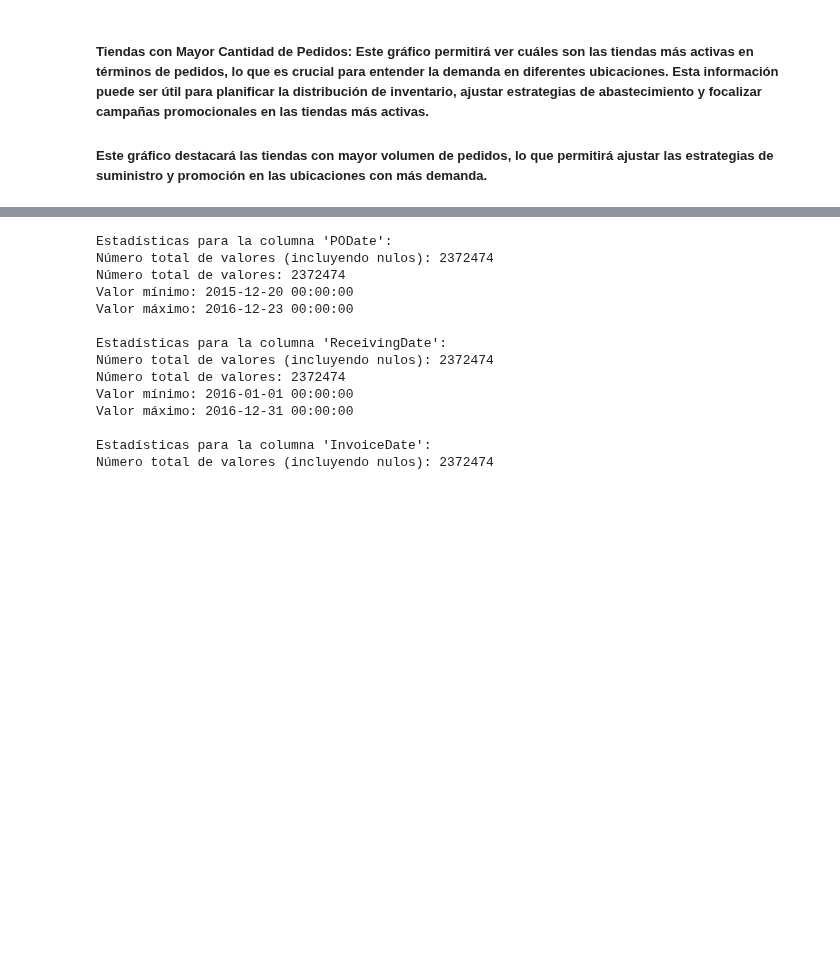
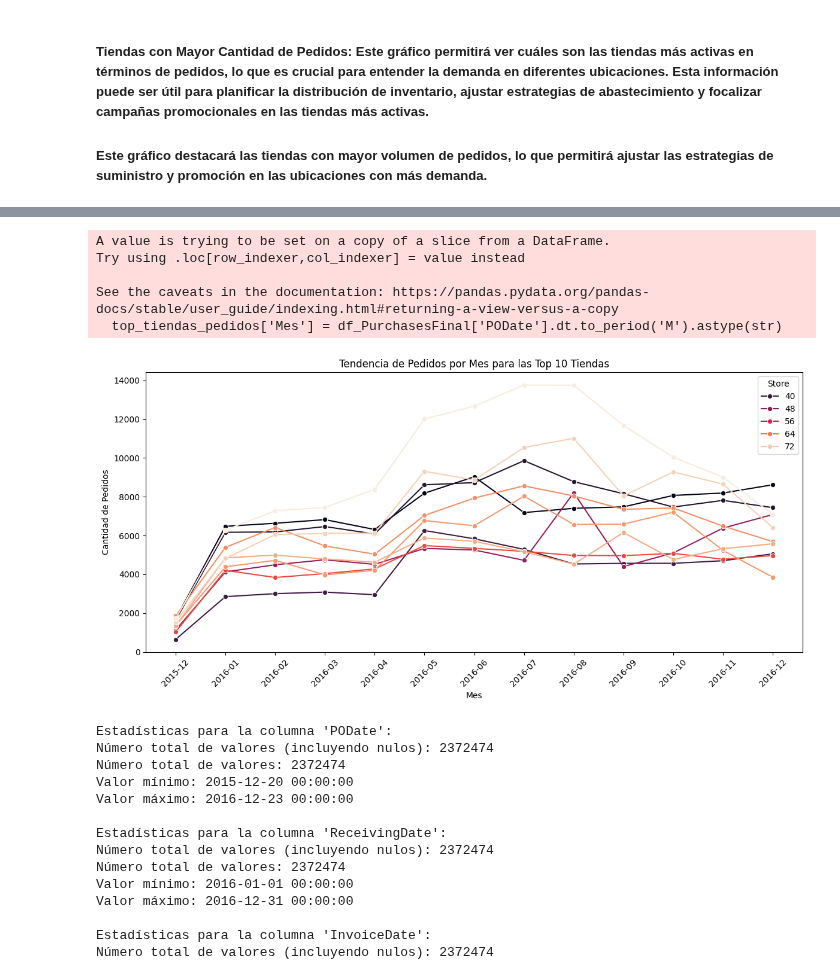
Before and after one commit to danipars/Analisis_Inventario_Distribuidora_Licores_AMCDrinks, a Jupyter notebook: EDA/ComprasFinalDetalle.ipynb, the cells around one changed output, grey strips where cells are left out. Saved outputs shown, nothing was run; the diff lists cells and outputs as text; code cells hidden in the pictures; blank space fills up the shorter version.

```diff
--- a/EDA/ComprasFinalDetalle.ipynb
+++ b/EDA/ComprasFinalDetalle.ipynb
@@ -512,3 +534,34 @@ Passing `palette` without assigning `hue` is deprecated and will be removed in v
+# %%
+# Convertir la fecha de compra a formato datetime si no lo has hecho antes
+df_PurchasesFinal['PODate'] = pd.to_datetime(df_PurchasesFinal['PODate'])
+
+# Filtrar los pedidos de las 10 tiendas más activas
+top_tiendas_pedidos = df_PurchasesFinal[df_PurchasesFinal['Store'].isin(top_tiendas['Tienda'])]
+
+# Crear una nueva columna para el mes y el año, y convertirla a string para el gráfico
+top_tiendas_pedidos['Mes'] = df_PurchasesFinal['PODate'].dt.to_period('M').astype(str)
+
+# Agrupar por mes y tienda y contar la cantidad de pedidos
+pedidos_por_mes = top_tiendas_pedidos.groupby(['Mes', 'Store'])['PONumber'].count().reset_index()
+
+# Gráfico de líneas para la tendencia de pedidos por tienda
+plt.figure(figsize=(12, 6))
+sns.lineplot(x='Mes', y='PONumber', hue='Store', data=pedidos_por_mes, marker='o', palette='rocket')
+
+# Añadir etiquetas y título
+plt.title('Tendencia de Pedidos por Mes para las Top 10 Tiendas')
+plt.xlabel('Mes')
+plt.ylabel('Cantidad de Pedidos')
+plt.xticks(rotation=45)
+plt.tight_layout()
+plt.show()
+# %% [output]
+A value is trying to be set on a copy of a slice from a DataFrame.
+Try using .loc[row_indexer,col_indexer] = value instead
+
+See the caveats in the documentation: https://pandas.pydata.org/pandas-docs/stable/user_guide/indexing.html#returning-a-view-versus-a-copy
+  top_tiendas_pedidos['Mes'] = df_PurchasesFinal['PODate'].dt.to_period('M').astype(str)
+[figure, added]
 # %%
 # Se analizan las columnas que son fechas
 # Lista de columnas de interés
```
Also changed, not shown: parts of 3 cells of this notebook.
